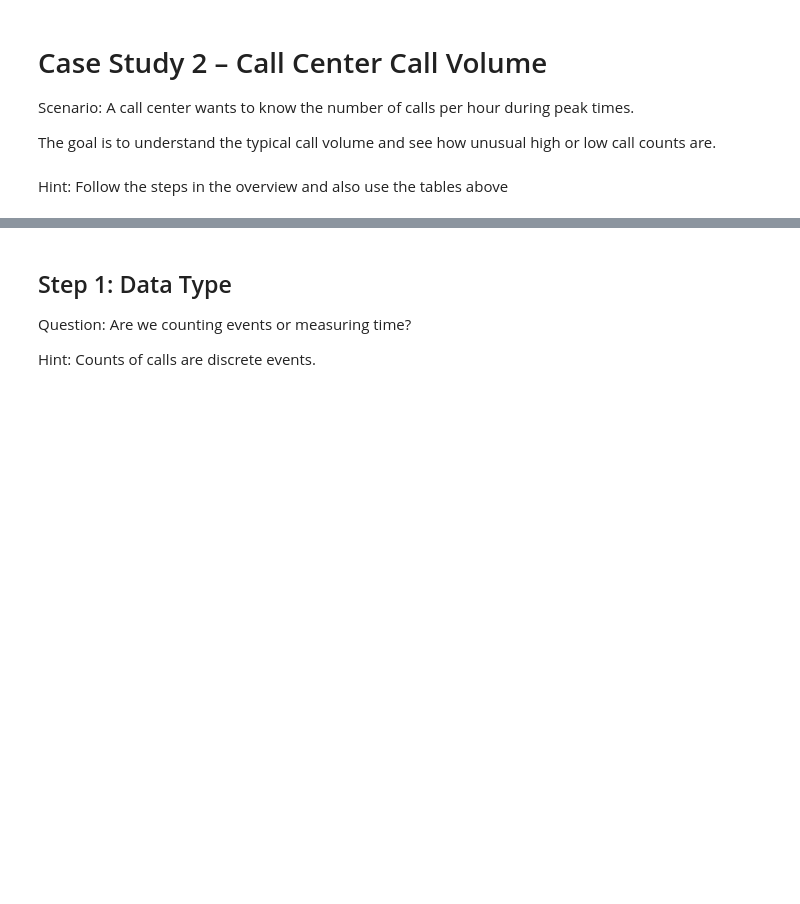
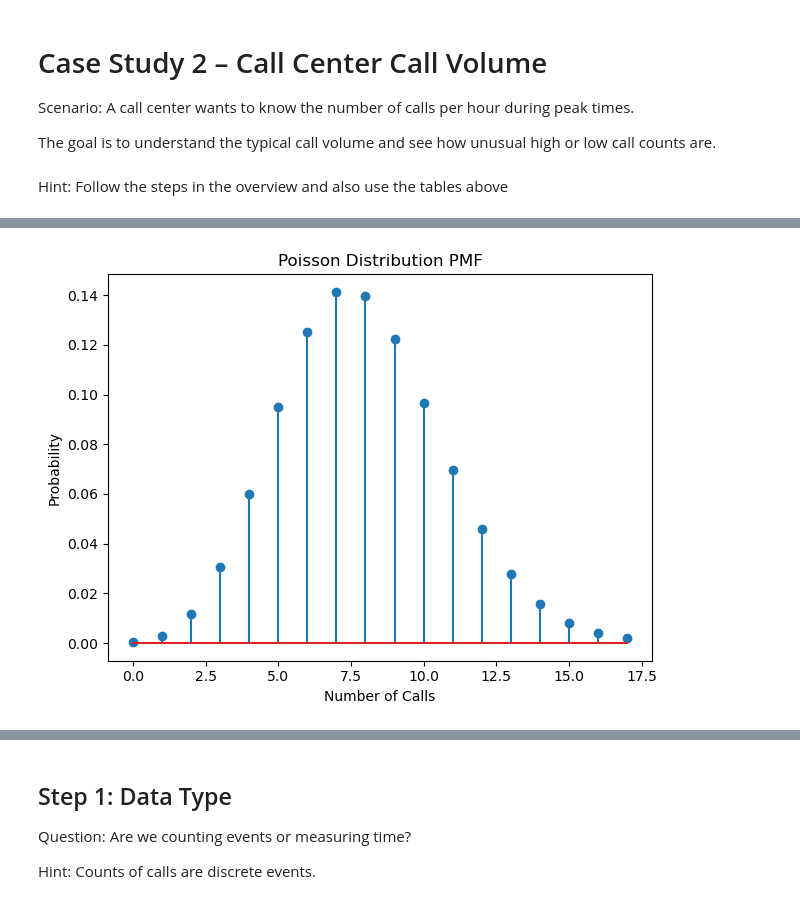
Before and after one commit to amandawang90-spec/neuefische-data-analysis-180825-advanced_analytics_module_and_projects, a Jupyter notebook: 01_distribution_functions/exercises/Distribution_Functions_Exercise.ipynb, the cells around one changed output, grey strips where cells are left out. Cells and saved outputs as stored; diff of their text form; code cells hidden in the pictures; blank space fills up the shorter version.

```diff
--- a/01_distribution_functions/exercises/Distribution_Functions_Exercise.ipynb
+++ b/01_distribution_functions/exercises/Distribution_Functions_Exercise.ipynb
@@ -43,0 +149,3 @@ Hint: Follow the steps in the overview and also use the tables above
+# %%
+mean_calls = df_calls["calls"].mean()
+variance_calls = df_calls["calls"].var()
@@ -43,0 +166,2 @@ Hint: Follow the steps in the overview and also use the tables above
+# %%
+x = np.arange(0, max(df_calls["calls"])+1)
@@ -43,0 +175,10 @@ Hint: Follow the steps in the overview and also use the tables above
+# %%
+pmf = poisson.pmf(x, mean_calls)
+plt.stem(x, pmf) # stem plot
+plt.title('Poisson Distribution PMF')
+plt.xlabel('Number of Calls')
+plt.ylabel('Probability')
+plt.tight_layout()
+plt.show()
+# %% [output]
+[figure, added]
```
Also changed, not shown: parts of 33 cells of this notebook, 2 other files.
